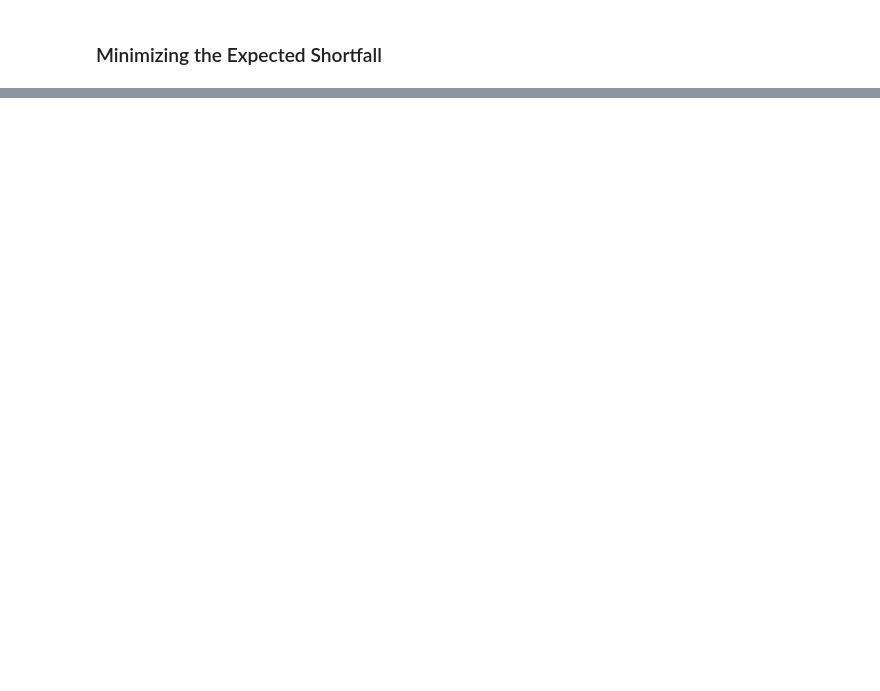
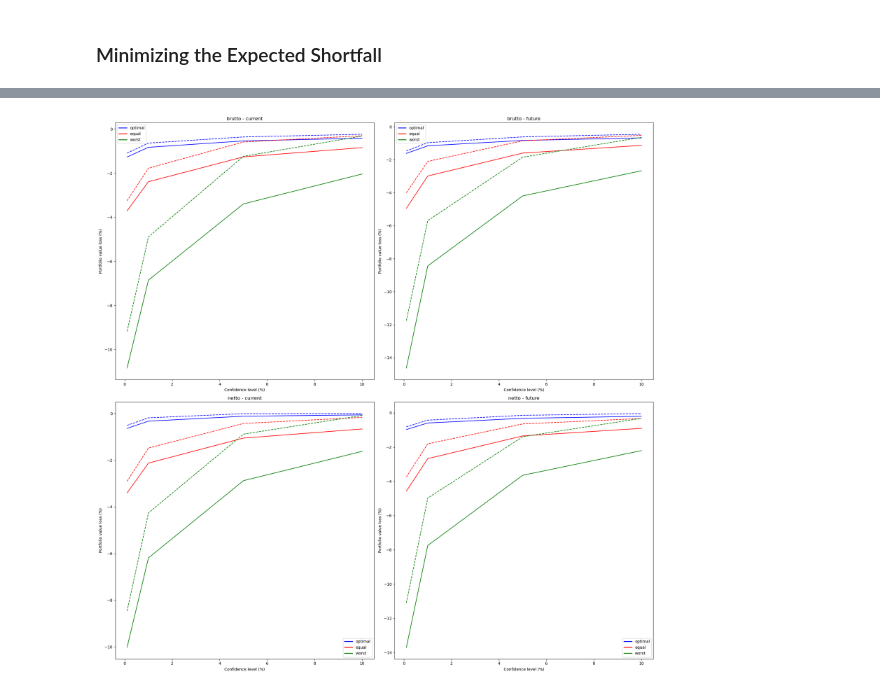
Before and after one commit to viggowat/202312_TCFD_project, a Jupyter notebook: company_analysis_v2.ipynb, the cells around one changed output, grey strips where cells are left out. Cells and saved outputs as stored; diff of their text form; code cells hidden in the pictures; blank space fills up the shorter version.

```diff
--- a/company_analysis_v2.ipynb
+++ b/company_analysis_v2.ipynb
@@ -642,0 +717,16 @@ for alpha in alpha_list:
+# %%
+# Define the confidence levels
+alpha_list = [0.001, 0.01, 0.05, 0.1]
+
+# Define a base data frame to store the results
+base_results_df = pd.DataFrame(index=alpha_list, columns=['optimal', 'equal', 'worst'])
+
+# Define a base data frame to store the weights where the columns are the companies
+base_weights_df = pd.DataFrame(index=alpha_list, columns = imp_dict[time_periods[0]]['brutto'].keys()) # imp_dict[time_periods[0]]['brutto'].keys() is the same as companies
+
+# Define a dictionary to store the results
+results_es_dict = {time: {imp_type: base_results_df.copy() for imp_type in imp_type_dict.keys()} for time, imp_type_dict in imp_dict.items()}
+results_var_dict = copy.deepcopy(results_es_dict)
+
+# Define a dictionary to store the weights add another key that is ['optimal', 'equal', 'worst']
+weights_es_dict = {time: {imp_type: {strategy: base_weights_df.copy() for strategy in base_results_df.columns}  for imp_type in imp_type_dict.keys()} for time, imp_type_dict in imp_dict.items()}
@@ -642,0 +765,48 @@ for alpha in alpha_list:
+# %%
+# Python
+
+# Define a color map for the strategies
+color_map = {'optimal': 'blue', 'equal': 'red', 'worst': 'green'}
+
+# Create custom lines for the legend
+custom_lines = [Line2D([0], [0], color=color, lw=2) for color in color_map.values()]
+
+# Define a function to format the x-tick values as percentages
+def to_percent(x, position):
+    return f'{x * 100:.0f}'
+
+# Create a formatter
+formatter = FuncFormatter(to_percent)
+
+# set the same y_max for all plots
+y_max = np.max([results_es_dict[time][imp_type].max().max() for time in results_es_dict for imp_type in results_es_dict[time]])*1.1
+
+# Plot the correlation matrix for each company
+fig, axes = plt.subplots(len(imp_stock_dict[time_periods[0]]), len(time_periods), figsize=(10 * len(time_periods), 10 * len(imp_stock_dict[time_periods[0]])))
+
+# Adjust the spacing between subplots
+plt.subplots_adjust(wspace=0.5, hspace=0.5)
+
+for time, imp_type_dict in imp_stock_dict.items():
+    for imp_type, cpny_dict in imp_type_dict.items():
+        # Plot the expected shortfall results
+        for strategy in results_es_dict[time][imp_type].columns:
+            axes[list(imp_type_dict.keys()).index(imp_type), list(imp_stock_dict.keys()).index(time)].plot(results_es_dict[time][imp_type][strategy]*100, color=color_map[strategy]) # multiply by 100 to get in prct
+        # Plot the VaR results
+        for strategy in results_var_dict[time][imp_type].columns:
+            axes[list(imp_type_dict.keys()).index(imp_type), list(imp_stock_dict.keys()).index(time)].plot(results_var_dict[time][imp_type][strategy]*100, color=color_map[strategy], linestyle='--') # multiply by 100 to get in prct and use dashed line style
+        # Add a legend to each subplot
+        axes[list(imp_type_dict.keys()).index(imp_type), list(imp_stock_dict.keys()).index(time)].legend(custom_lines, color_map.keys())
+        # Add a title to the plot
+        axes[list(imp_type_dict.keys()).index(imp_type), list(imp_stock_dict.keys()).index(time)].set_title(f'{imp_type} - {time}')
+        # Add x-axis label
+        axes[list(imp_type_dict.keys()).index(imp_type), list(imp_stock_dict.keys()).index(time)].set_xlabel('Confidence level (%)')
+        # Add y-axis label
+        axes[list(imp_type_dict.keys()).index(imp_type), list(imp_stock_dict.keys()).index(time)].set_ylabel('Portfolio value loss (%)')
+        # Set the x-sticks
+        axes[list(imp_type_dict.keys()).index(imp_type), list(imp_stock_dict.keys()).index(time)].xaxis.set_major_formatter(formatter)
+
+
+plt.tight_layout()
+# %% [output]
+[figure, added]
```
Also changed, not shown: parts of 17 cells of this notebook.
